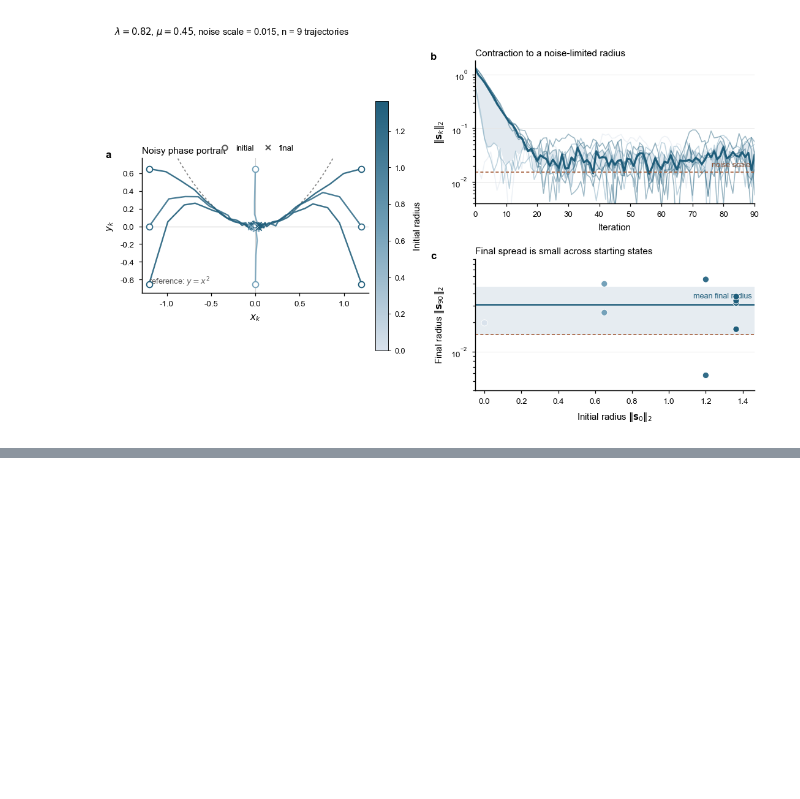
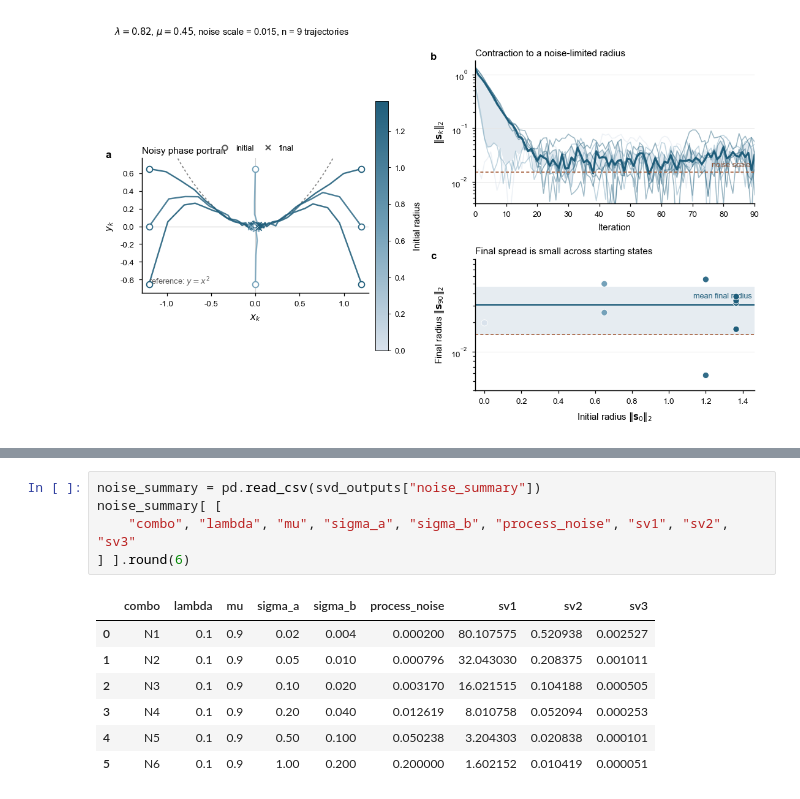
Before and after one commit to Matthew-ymz/koopCEgis, a Jupyter notebook: exp/analysitic/noisy_ana.ipynb, the cells around one changed output, grey strips where cells are left out. Drawn from its saved outputs; the diff is of its cells as text; blank space fills up the shorter version.

```diff
--- a/exp/analysitic/noisy_parabolic_map_phase_space.ipynb
+++ b/exp/analysitic/noisy_ana.ipynb
@@ -189,0 +292,13 @@ Reviewer risk: this figure supports one seed, one parameter pair, and one noise
+# %%
+noise_summary = pd.read_csv(svd_outputs["noise_summary"])
+noise_summary[ [
+    "combo", "lambda", "mu", "sigma_a", "sigma_b", "process_noise", "sv1", "sv2", "sv3"
+] ].round(6)
+# %% [output]
+|  | combo | lambda | mu | sigma_a | sigma_b | process_noise | sv1 | sv2 | sv3 |
+| 0 | N1 | 0.1 | 0.9 | 0.02 | 0.004 | 0.000200 | 80.107575 | 0.520938 | 0.002527 |
+| 1 | N2 | 0.1 | 0.9 | 0.05 | 0.010 | 0.000796 | 32.043030 | 0.208375 | 0.001011 |
+| 2 | N3 | 0.1 | 0.9 | 0.10 | 0.020 | 0.003170 | 16.021515 | 0.104188 | 0.000505 |
+| 3 | N4 | 0.1 | 0.9 | 0.20 | 0.040 | 0.012619 | 8.010758 | 0.052094 | 0.000253 |
+| 4 | N5 | 0.1 | 0.9 | 0.50 | 0.100 | 0.050238 | 3.204303 | 0.020838 | 0.000101 |
+| 5 | N6 | 0.1 | 0.9 | 1.00 | 0.200 | 0.200000 | 1.602152 | 0.010419 | 0.000051 |
```
Also changed, not shown: parts of 15 cells of this notebook, 13 other files.
